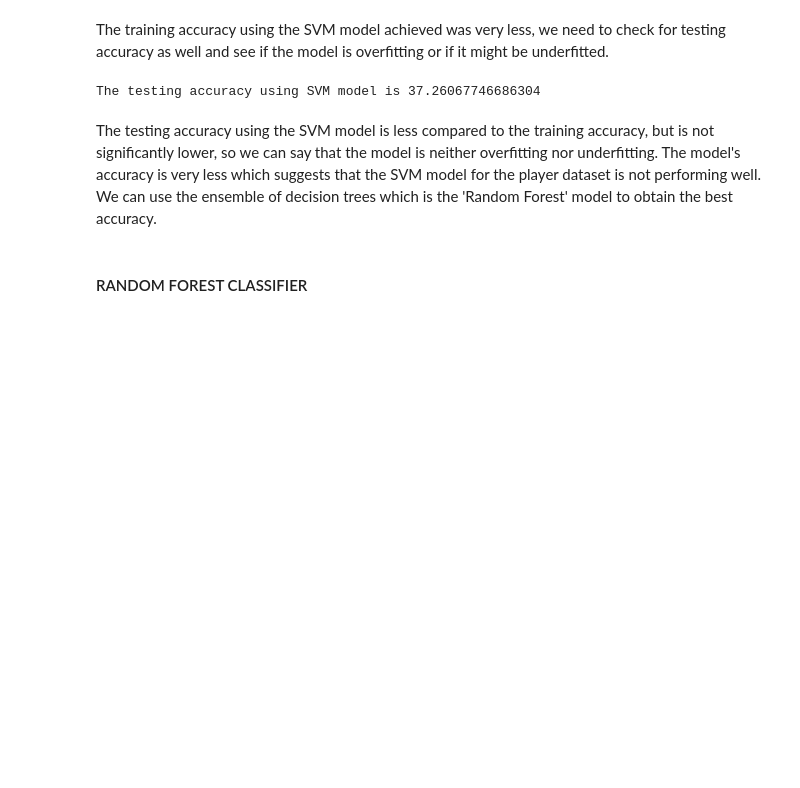
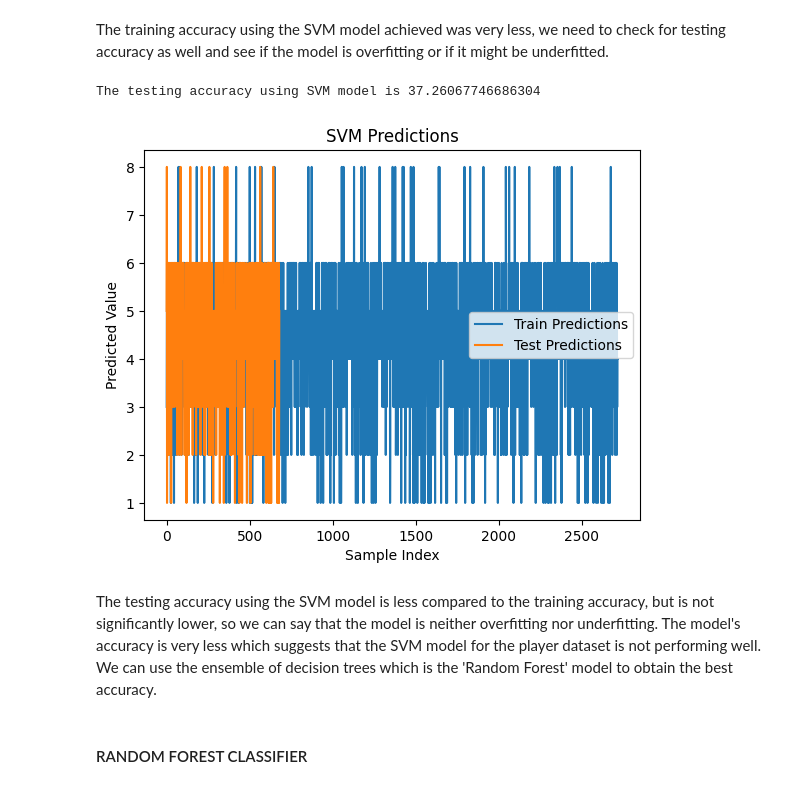
Before and after one commit to saisahiti/genuis_league, a Jupyter notebook: genuis_assessment.ipynb, the cells around one changed output. Drawn from its saved outputs; the diff is of its cells as text; code cells hidden in the pictures; blank space fills up the shorter version.

```diff
--- a/genuis_assessment.ipynb
+++ b/genuis_assessment.ipynb
@@ -196,7 +225,12 @@ svm_player_model = SVC(kernel = 'linear')
 svm_player_model.fit(x_train, y_train)
 # %% [output]
 SVC(kernel='linear')
+# %%
+def evaluate_train_acc(model, x_train, y_train):
+    y_train_pred = model.predict(x_train)
+    train_acc = accuracy_score(y_train_pred, y_train)
+    return y_train_pred,train_acc
 # %%
 # Applying the svm_player_model to x_train object
 
-y_train_pred_svm = svm_player_model.predict(x_train)
+y_train_pred_svm, svm_train_acc = evaluate_train_acc(svm_player_model, x_train, y_train)
@@ -210,7 +240,12 @@ print("The training accuracy using SVM model is", svm_train_acc*100)
 The training accuracy using SVM model is 41.49484536082475
 # %% [markdown]
 The training accuracy using the SVM model achieved was very less, we need to check for testing accuracy as well and see if the model is overfitting or if it might be underfitted.
+# %%
+def evaluate_test_acc(model, x_test, y_test):
+    y_test_pred = model.predict(x_test)
+    test_acc = accuracy_score(y_test_pred, y_test)
+    return y_test_pred,test_acc
 # %%
 # Applying the svm_player_model to x_test object
 
-y_test_pred_svm = svm_player_model.predict(x_test)
+y_test_pred_svm, svm_test_acc = evaluate_test_acc(svm_player_model, x_test, y_test)
@@ -222,6 +253,18 @@ svm_test_acc = accuracy_score(y_test_pred_svm, y_test)
 print("The testing accuracy using SVM model is", svm_test_acc*100)
 # %% [output]
 The testing accuracy using SVM model is 37.26067746686304
+# %%
+# Plotting SVM Predictions
+
+plt.plot(y_train_pred_svm, label = 'Train Predictions')
+plt.plot(y_test_pred_svm, label = 'Test Predictions')
+plt.legend()
+plt.xlabel('Sample Index')
+plt.ylabel('Predicted Value')
+plt.title('SVM Predictions')
+plt.show()
+# %% [output]
+[figure, added]
 # %% [markdown]
 The testing accuracy using the SVM model is less compared to the training accuracy, but is not significantly lower, so we can say that the model is neither overfitting nor underfitting. The model's accuracy is very less which suggests that the SVM model for the player dataset is not performing well. We can use the ensemble of decision trees which is the 'Random Forest' model to obtain the best accuracy.
 # %% [markdown]
```
Also changed, not shown: parts of 38 cells of this notebook, 1 other file.
